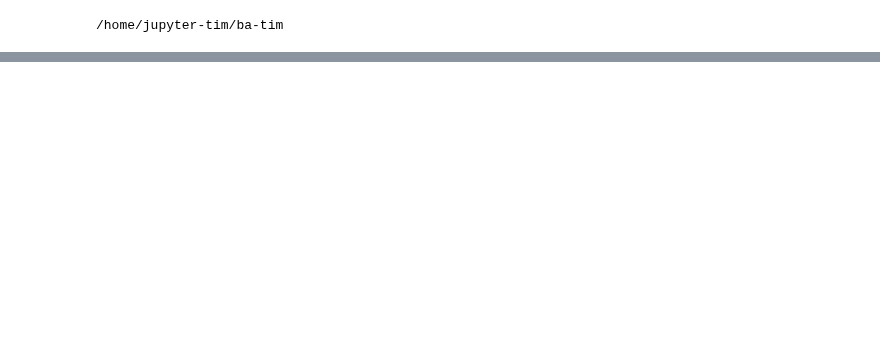
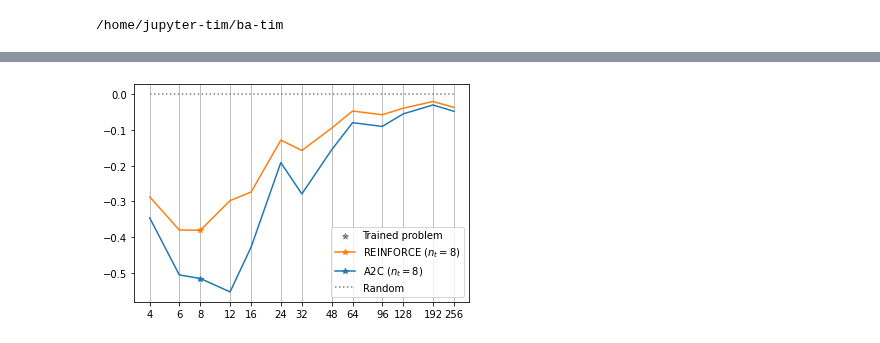
Before and after one commit to timgott/DeepQAP, a Jupyter notebook: evaluation/Generalization_by_size.ipynb, the cells around one changed output, grey strips where cells are left out. Drawn from its saved outputs; the diff is of its cells as text; code cells hidden in the pictures; blank space fills up the shorter version.

```diff
--- a/evaluation/Generalization_by_size.ipynb
+++ b/evaluation/Generalization_by_size.ipynb
@@ -173,0 +282,5 @@ last8opt on n=256: mean=16306.987, var=7822.518, t=3.550
+# %%
+create_plot(["rf", "a2c_sm", "random"])
+plt.savefig(plot_path / "a2c_vs_rf.pdf")
+# %% [output]
+[figure, added]
```
Also changed, not shown: parts of 24 cells of this notebook.
